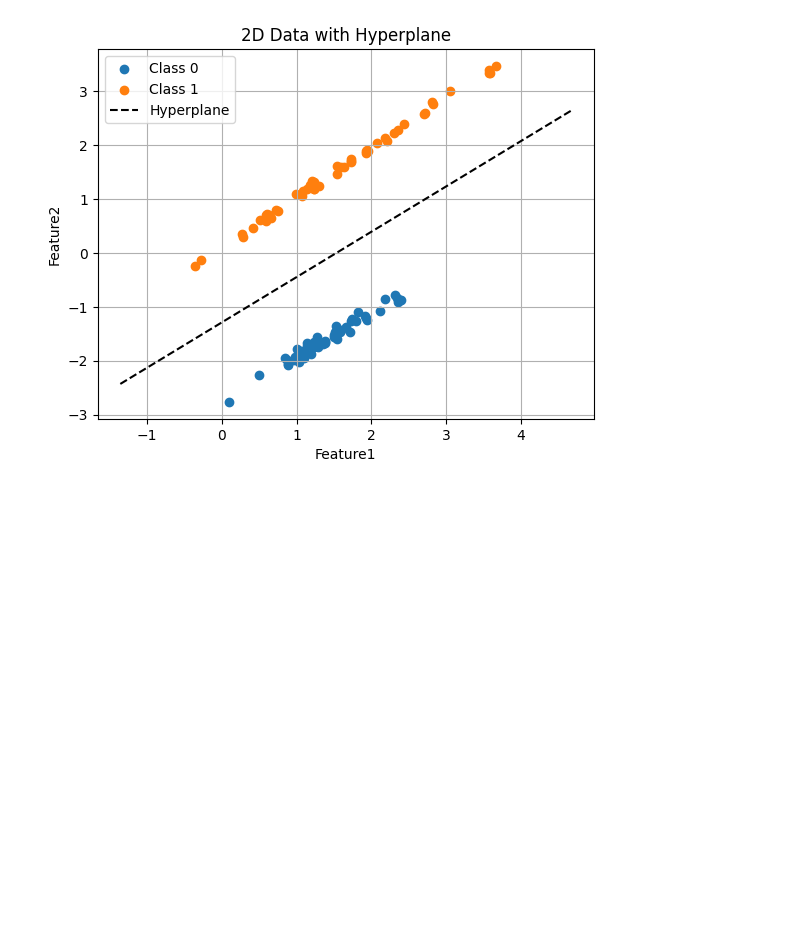
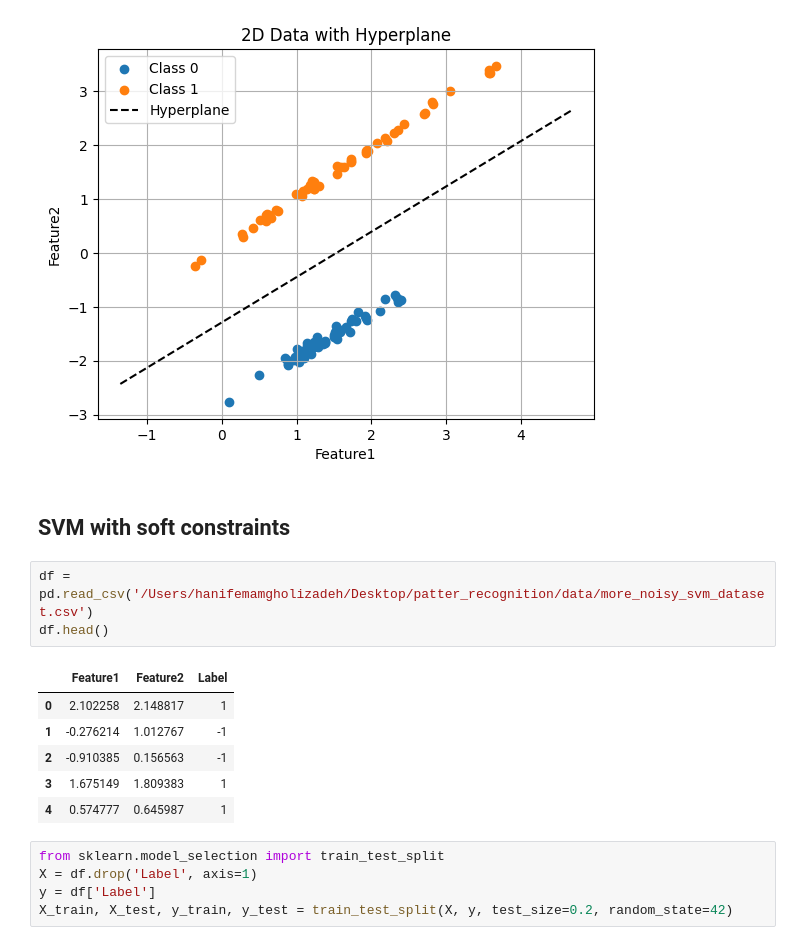
Before and after one commit to Hanifemam/pattern_recognition, a Jupyter notebook: course_implementation/svm.ipynb, the cells around one changed output. Cells and saved outputs as stored; diff of their text form; blank space fills up the shorter version.

Commit message:
SVM with constraints added

```diff
--- a/course_implementation/svm.ipynb
+++ b/course_implementation/svm.ipynb
@@ -93,3 +95,20 @@ plt.show()
 Weights: [-0.62810075  0.74710484]
 Bias: 0.9617394533305291
 [figure]
+# %% [markdown]
+## SVM with soft constraints
+# %%
+df = pd.read_csv('/Users/hanifemamgholizadeh/Desktop/patter_recognition/data/more_noisy_svm_dataset.csv')
+df.head()
+# %% [output]
+|  | Feature1 | Feature2 | Label |
+| 0 | 2.102258 | 2.148817 | 1 |
+| 1 | -0.276214 | 1.012767 | -1 |
+| 2 | -0.910385 | 0.156563 | -1 |
+| 3 | 1.675149 | 1.809383 | 1 |
+| 4 | 0.574777 | 0.645987 | 1 |
+# %%
+from sklearn.model_selection import train_test_split
+X = df.drop('Label', axis=1)
+y = df['Label']
+X_train, X_test, y_train, y_test = train_test_split(X, y, test_size=0.2, random_state=42)
```
Also changed, not shown: parts of 10 cells of this notebook.
